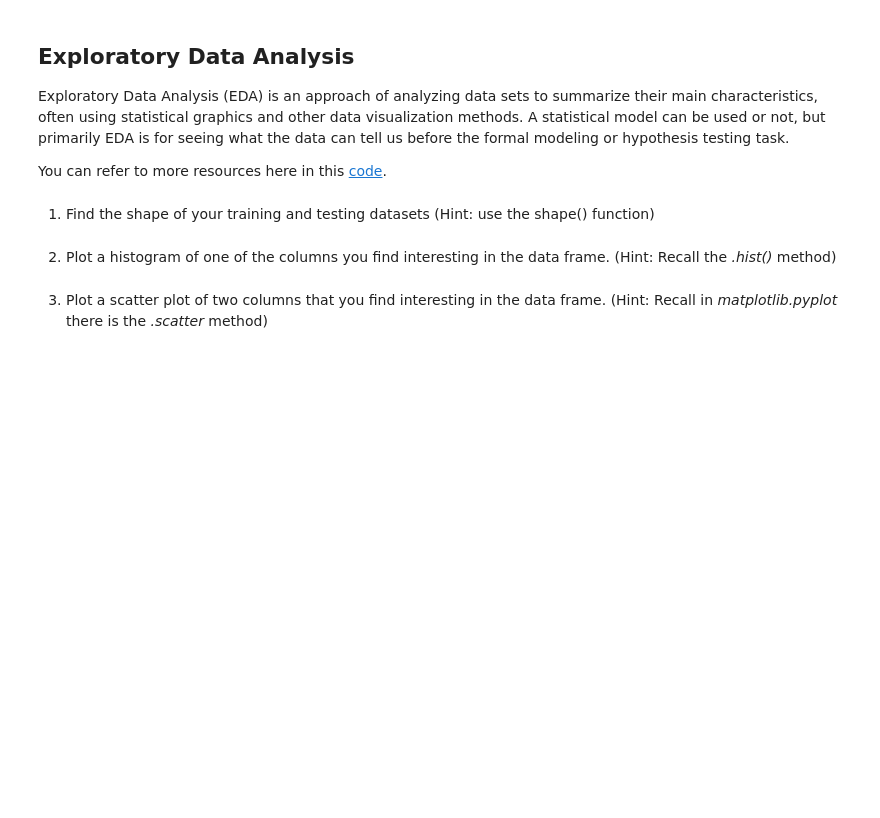
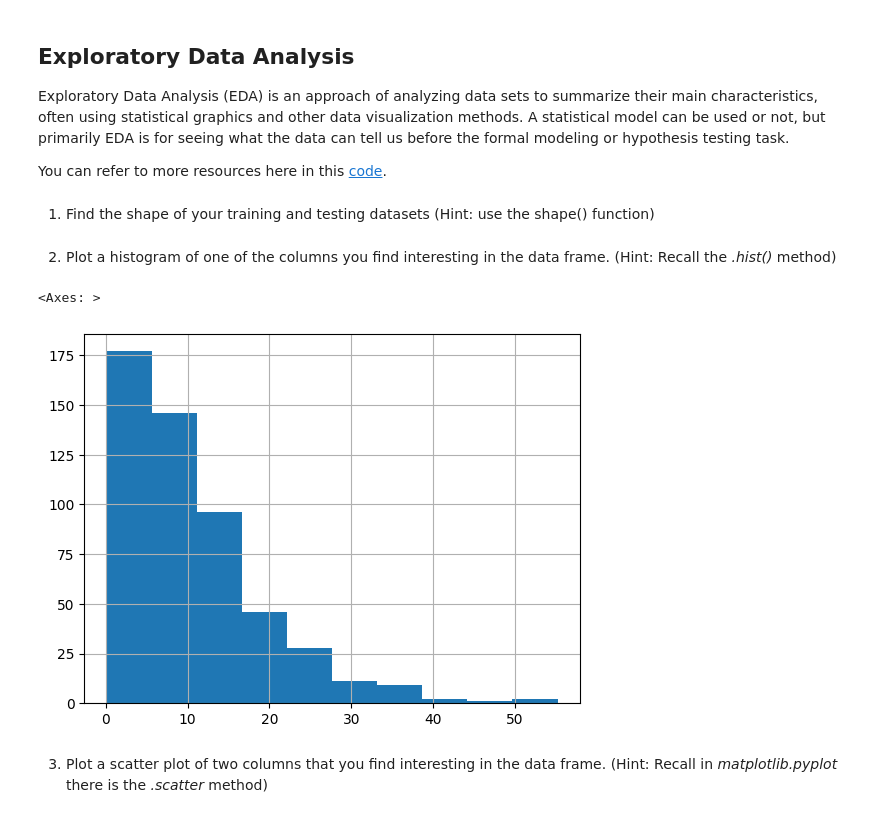
Before and after one commit to InjuredRoman/lengthOfStay, a Jupyter notebook: src.ipynb, the cells around one changed output. Saved outputs shown, nothing was run; the diff lists cells and outputs as text; code cells hidden in the pictures; blank space fills up the shorter version.

Commit message:
plotting data

```diff
--- a/src.ipynb
+++ b/src.ipynb
@@ -52,7 +58,7 @@ Notice that this requires you to download the data form this [link](https://driv
 
 Once you download the *csv* format data set from the link above you can save it in your computer locally at a directory you desire. Please upload that data set onto the Colab environment by going to the menu bar on the left and click on the *folder* button to open the directory of the notebook. Please directly upload your dataset to this Colab environment and then use the path defined below.
 # %%
-path = "/assets/Healthcare_Investments_and_Hospital_Stay.csv"
+path = "./assets/Healthcare_Investments_and_Hospital_Stay.csv"
 data = pd.read_csv(path)
 data.head(3)
 # %% [output]
@@ -108,2 +123,11 @@ You can refer to more resources here in this [code](https://colab.research.googl
+# %%
+from sklearn.model_selection import train_test_split
+# Your code here
+
+features, labels = data.drop(columns=['Hospital_Stay']), data['Hospital_Stay']
+# features.shape, labels.shape
+# features
+# labels
+trainX, testX, trainY, testY = train_test_split(features, labels, test_size=.3, random_state=42)
 # %% [markdown]
 2) Plot a histogram of one of the columns you find interesting in the data frame. (Hint: Recall the *.hist()* method)
@@ -112,2 +134,13 @@ You can refer to more resources here in this [code](https://colab.research.googl
+# %%
+# Your code here
+import matplotlib
+
+features['Hospital_Beds'].hist()
+# for feat in features.columns:
+#     features[feat].hist()
+#     print(1/0)
+# %% [output]
+<Axes: >
+[figure, added]
 # %% [markdown]
 3) Plot a scatter plot of two columns that you find interesting in the data frame. (Hint: Recall in *matplotlib.pyplot* there is the *.scatter* method)
```
Also changed, not shown: parts of 7 cells of this notebook.
